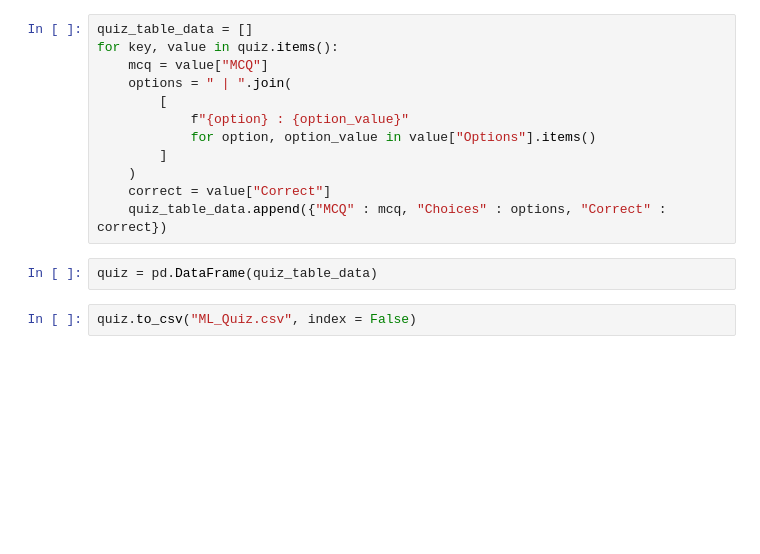
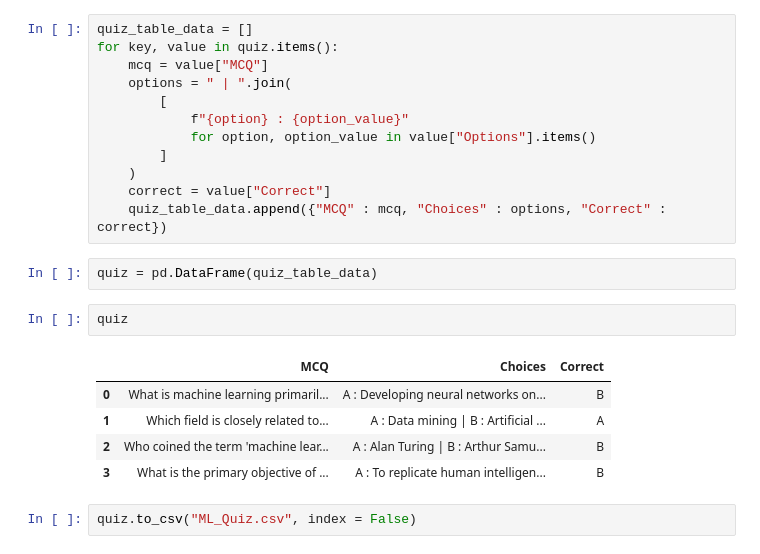
Before and after one commit to AtharvaBOT7/MCQ-Generator, a Jupyter notebook: Experiment/mcq.ipynb, the cells around one changed output. Cells and saved outputs as stored; diff of their text form; blank space fills up the shorter version.

Commit message:
Added quiz ouptut

```diff
--- a/Experiment/mcq.ipynb
+++ b/Experiment/mcq.ipynb
@@ -206,5 +206,13 @@ for key, value in quiz.items():
     quiz_table_data.append({"MCQ" : mcq, "Choices" : options, "Correct" : correct})
 # %%
 quiz = pd.DataFrame(quiz_table_data)
+# %%
+quiz
+# %% [output]
+|  | MCQ | Choices | Correct |
+| 0 | What is machine learning primaril... | A : Developing neural networks on... | B |
+| 1 | Which field is closely related to... | A : Data mining | B : Artificial ... | A |
+| 2 | Who coined the term 'machine lear... | A : Alan Turing | B : Arthur Samu... | B |
+| 3 | What is the primary objective of ... | A : To replicate human intelligen... | B |
 # %%
 quiz.to_csv("ML_Quiz.csv", index = False)
```
